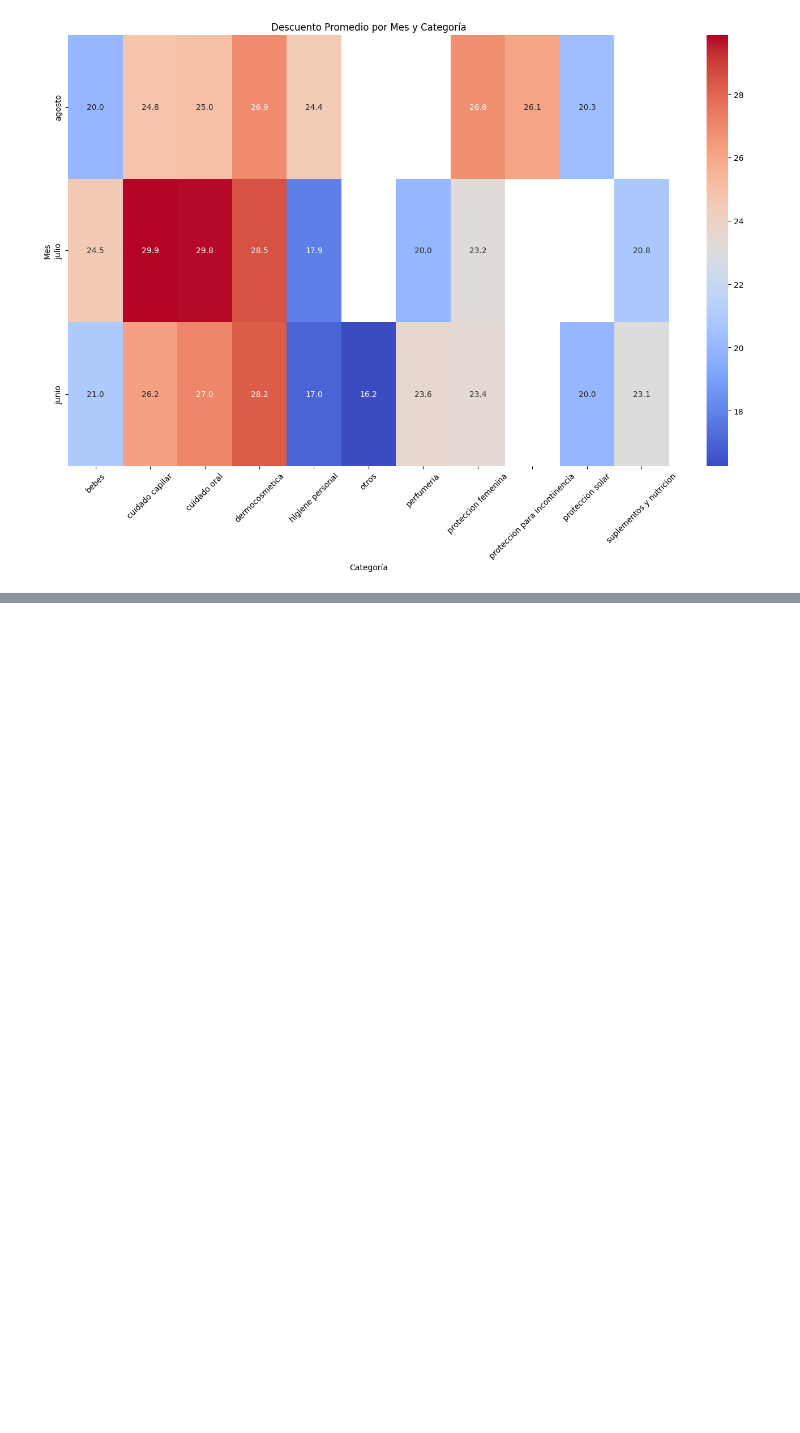
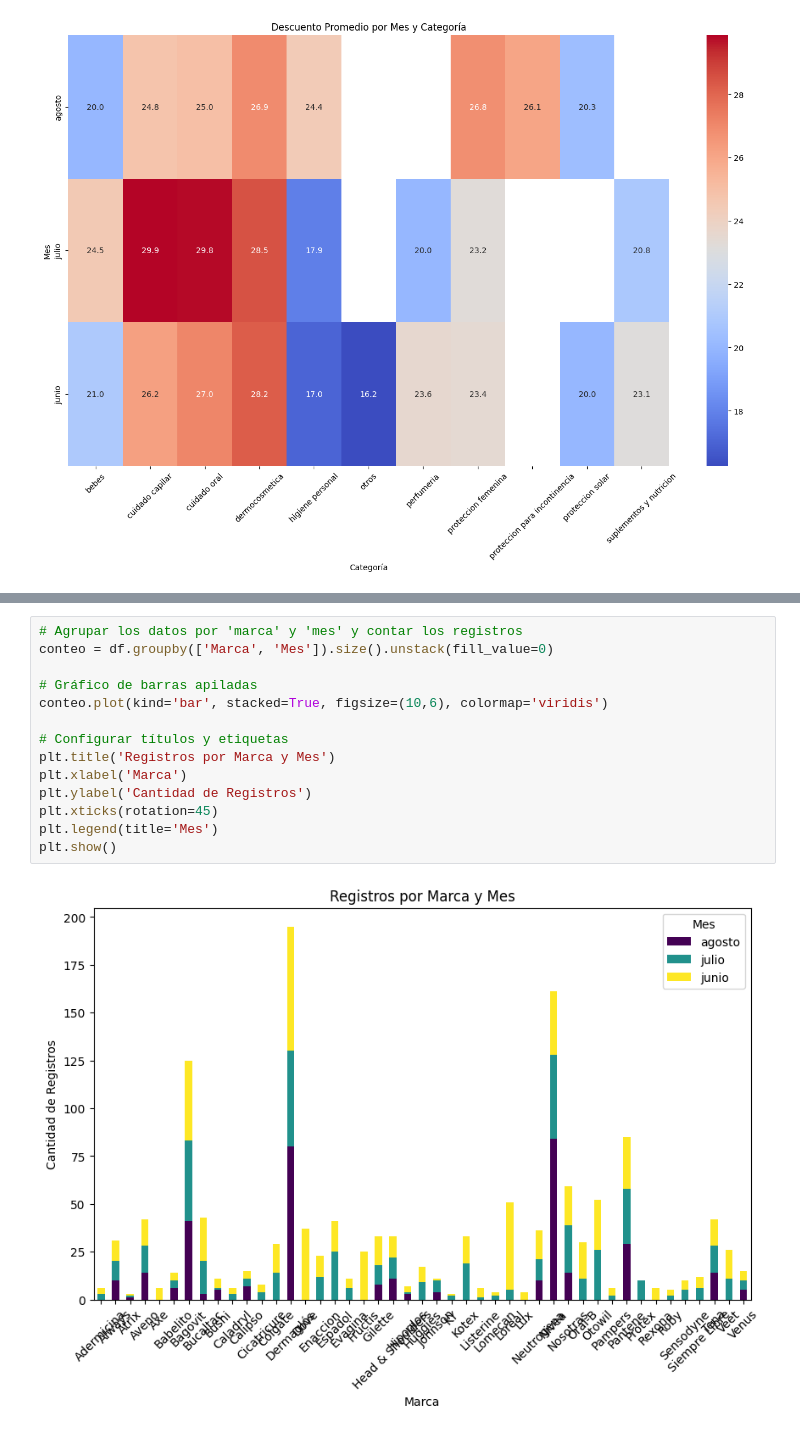
Before and after one commit to manuhanono/Proyecto-Final-Gondolieri, a Jupyter notebook: eda_base.ipynb, the cells around one changed output, grey strips where cells are left out. Saved outputs shown, nothing was run; the diff lists cells and outputs as text; blank space fills up the shorter version.

```diff
--- a/eda_base.ipynb
+++ b/eda_base.ipynb
@@ -373,0 +496,16 @@ plt.show()
+# %%
+# Agrupar los datos por 'marca' y 'mes' y contar los registros
+conteo = df.groupby(['Marca', 'Mes']).size().unstack(fill_value=0)
+
+# Gráfico de barras apiladas
+conteo.plot(kind='bar', stacked=True, figsize=(10,6), colormap='viridis')
+
+# Configurar títulos y etiquetas
+plt.title('Registros por Marca y Mes')
+plt.xlabel('Marca')
+plt.ylabel('Cantidad de Registros')
+plt.xticks(rotation=45)
+plt.legend(title='Mes')
+plt.show()
+# %% [output]
+[figure, added]
```
Also changed, not shown: parts of 6 cells of this notebook.
